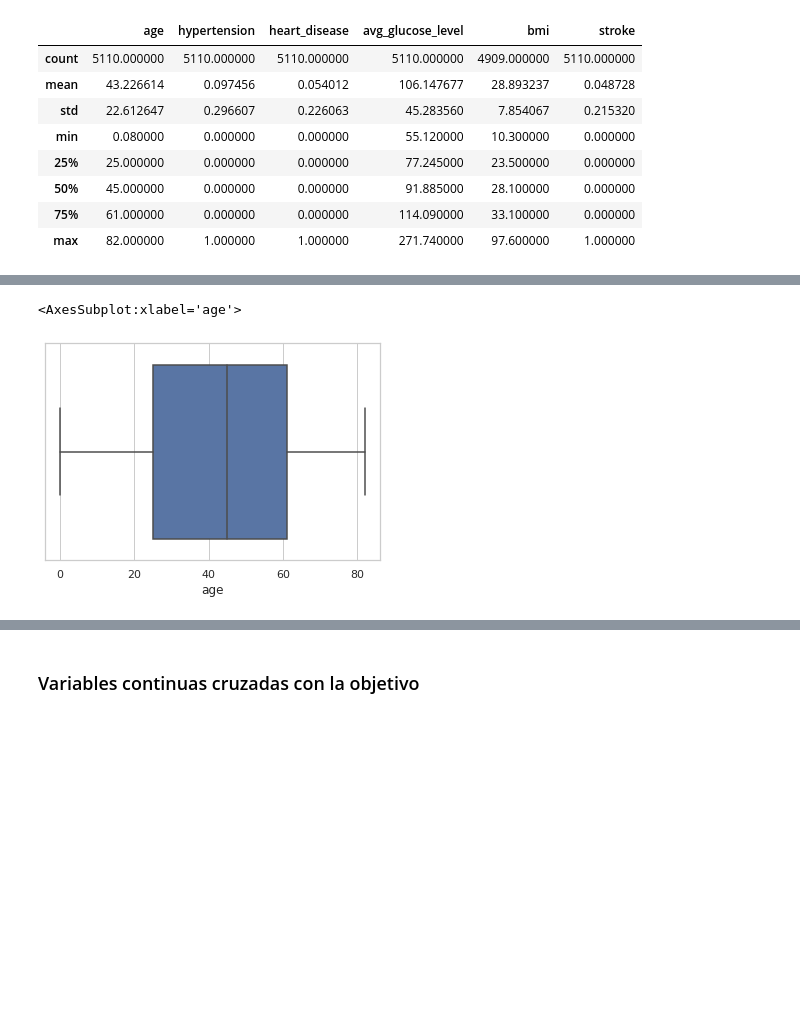
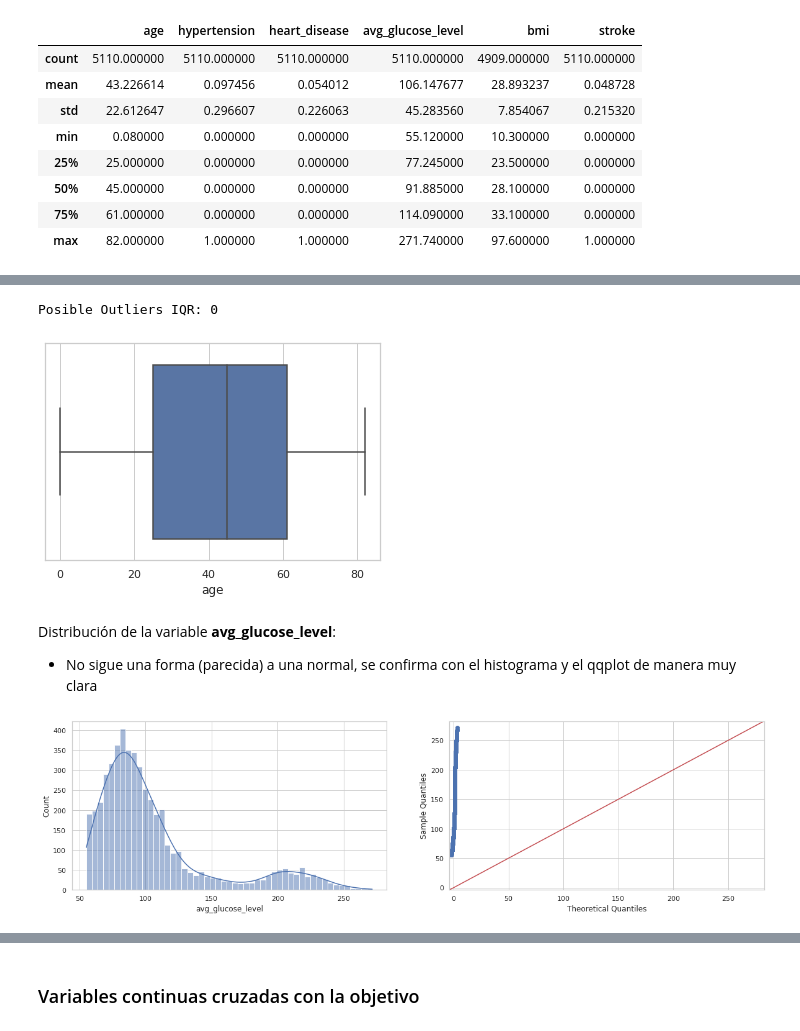
Before and after one commit to sumitkumarjethani/Stroke-Prediction, a Jupyter notebook: exploratory-data-analysis.ipynb, the cells around one changed output, grey strips where cells are left out. Cells and saved outputs as stored; diff of their text form; code cells hidden in the pictures; blank space fills up the shorter version.

```diff
--- a/exploratory-data-analysis.ipynb
+++ b/exploratory-data-analysis.ipynb
@@ -122,5 +146,18 @@ Posibles outliers en la variable age. No se detectan posibles outliers en la var
 # %%
 sns.boxplot(x=stroke_df["age"])
+print("\nPosible Outliers IQR:", detect_outliers_iqr(stroke_df.age))
 # %% [output]
-<AxesSubplot:xlabel='age'>
+Posible Outliers IQR: 0
 [figure]
+# %% [markdown]
+Distribución de la variable **avg_glucose_level**:
+- No sigue una forma (parecida) a una normal, se confirma con el histograma y el qqplot de manera muy clara
+# %%
+fig, axes = plt.subplots(ncols=2, figsize=(20, 5))
+
+sns.histplot(data=stroke_df, x="avg_glucose_level", kde=True, ax=axes[0])
+
+#create Q-Q plot with 45-degree line added to plot
+_ = sm.qqplot(stroke_df.avg_glucose_level, line='45', ax=axes[1])
+# %% [output]
+[figure, added]
```
Also changed, not shown: parts of 25 cells of this notebook.
